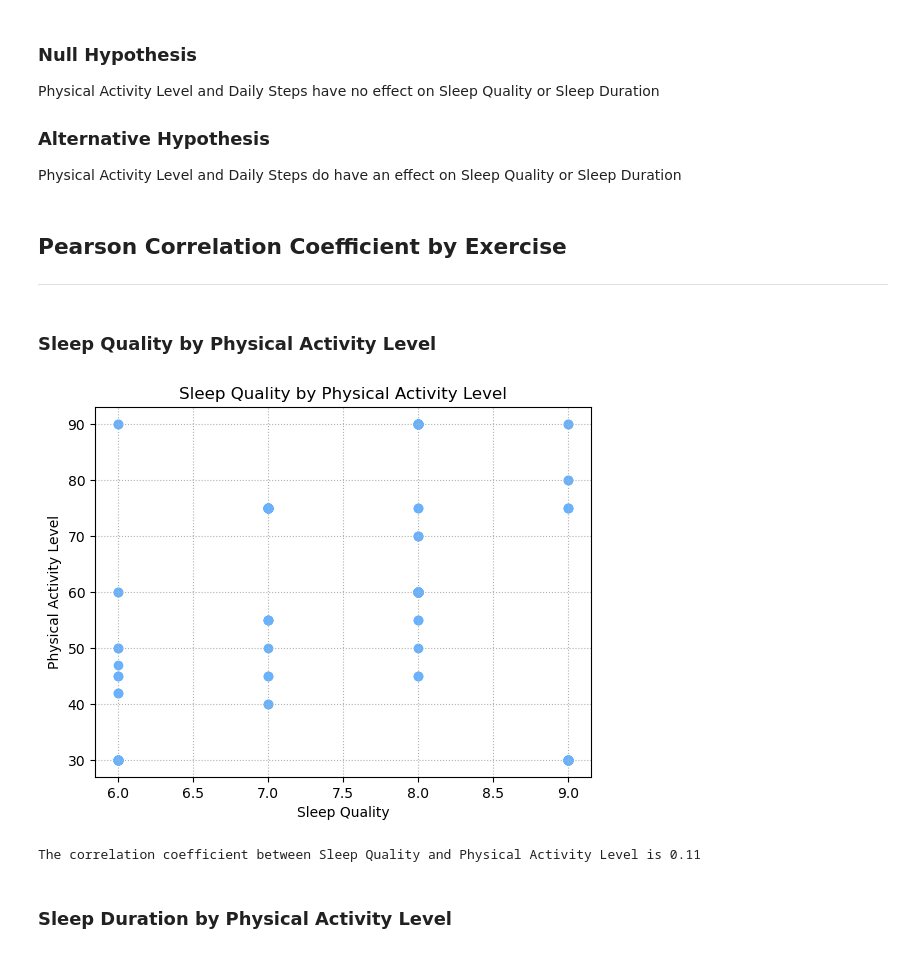
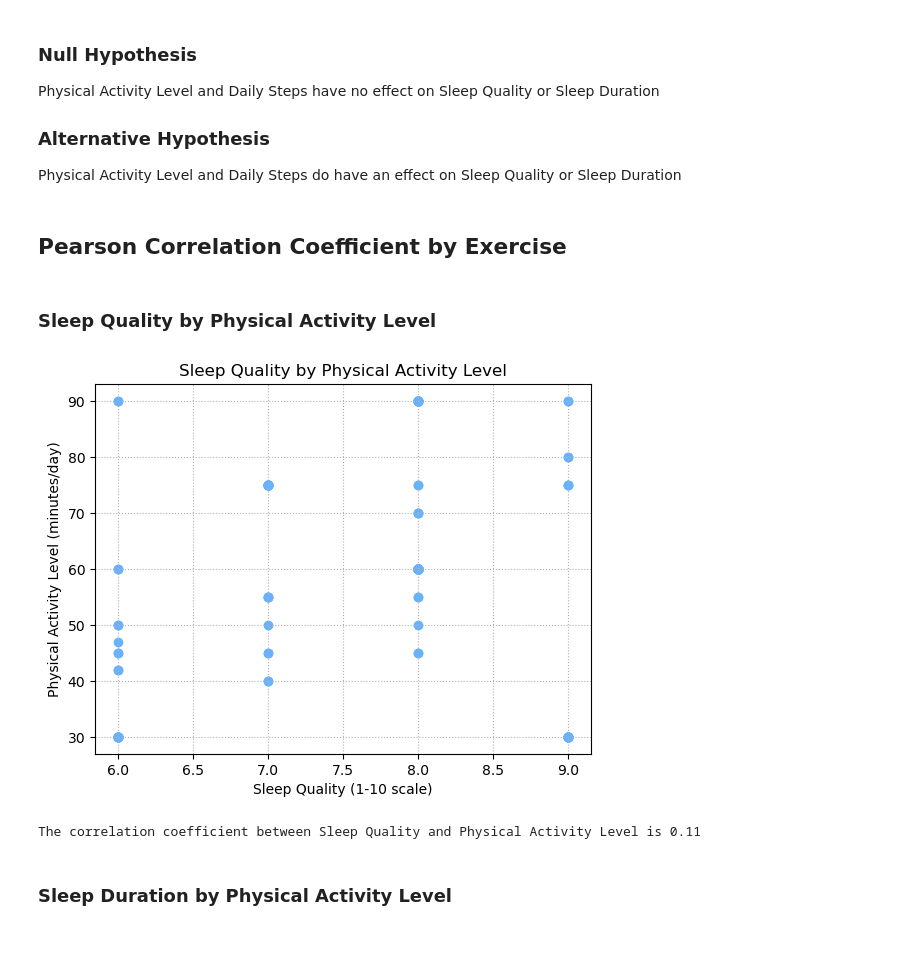
Before and after one commit to ThanhVo626/SleepHealth_EDA, a Jupyter notebook: occupation_and_exercise_EDA/sleep_health_EDA.ipynb, the cells around one changed output. Saved outputs shown, nothing was run; the diff lists cells and outputs as text; code cells hidden in the pictures.

```diff
--- a/occupation_and_exercise_EDA/sleep_health_EDA.ipynb
+++ b/occupation_and_exercise_EDA/sleep_health_EDA.ipynb
@@ -335,26 +366,24 @@ Physical Activity Level and Daily Steps have no effect on Sleep Quality or Sleep
 Physical Activity Level and Daily Steps do have an effect on Sleep Quality or Sleep Duration
 # %% [markdown]
 ## Pearson Correlation Coefficient by Exercise
-
----
 # %% [markdown]
 ### Sleep Quality by Physical Activity Level
 # %%
 #create scatter plot of Sleep Quality by Physical Activity Level
 
 plt.scatter(df['Sleep Quality'], df['Physical Activity Level'], color='#66B2FF')
-plt.xlabel('Sleep Quality')
-plt.ylabel('Physical Activity Level')
+plt.xlabel('Sleep Quality (1-10 scale)')
+plt.ylabel('Physical Activity Level (minutes/day)')
 plt.title('Sleep Quality by Physical Activity Level')
 plt.grid(True, linestyle=':')
 
 plt.show()
 
 #Pearson Correlation Coefficient
 correlation = stats.pearsonr(df['Sleep Quality'], df['Physical Activity Level'])
 print(f"The correlation coefficient between Sleep Quality and Physical Activity Level is {round(correlation[0],2)}")
 # %% [output]
-[figure, old version]
+[figure, new version]
 The correlation coefficient between Sleep Quality and Physical Activity Level is 0.11
 # %% [markdown]
 ### Sleep Duration by Physical Activity Level
```
Also changed, not shown: parts of 23 cells of this notebook.
